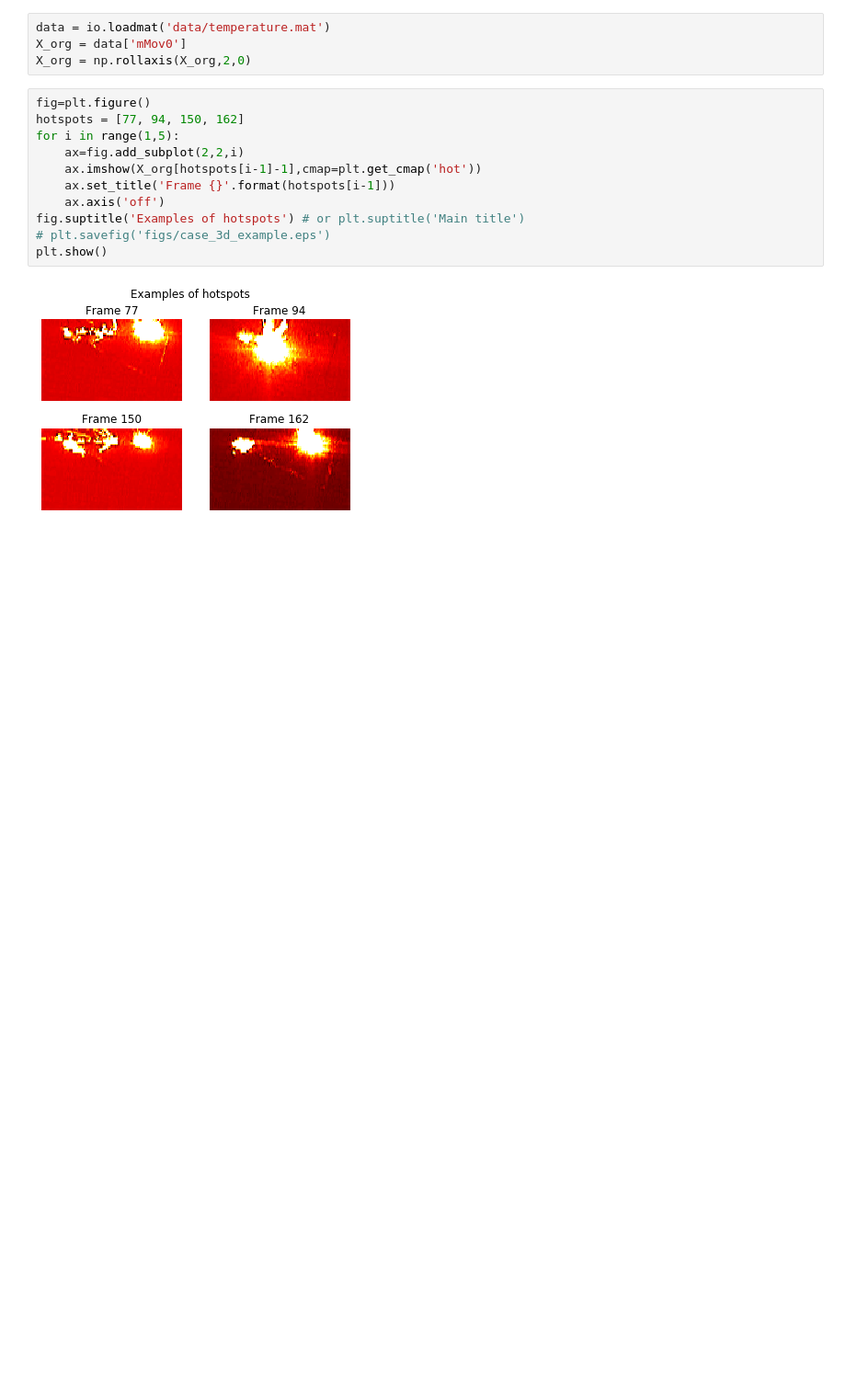
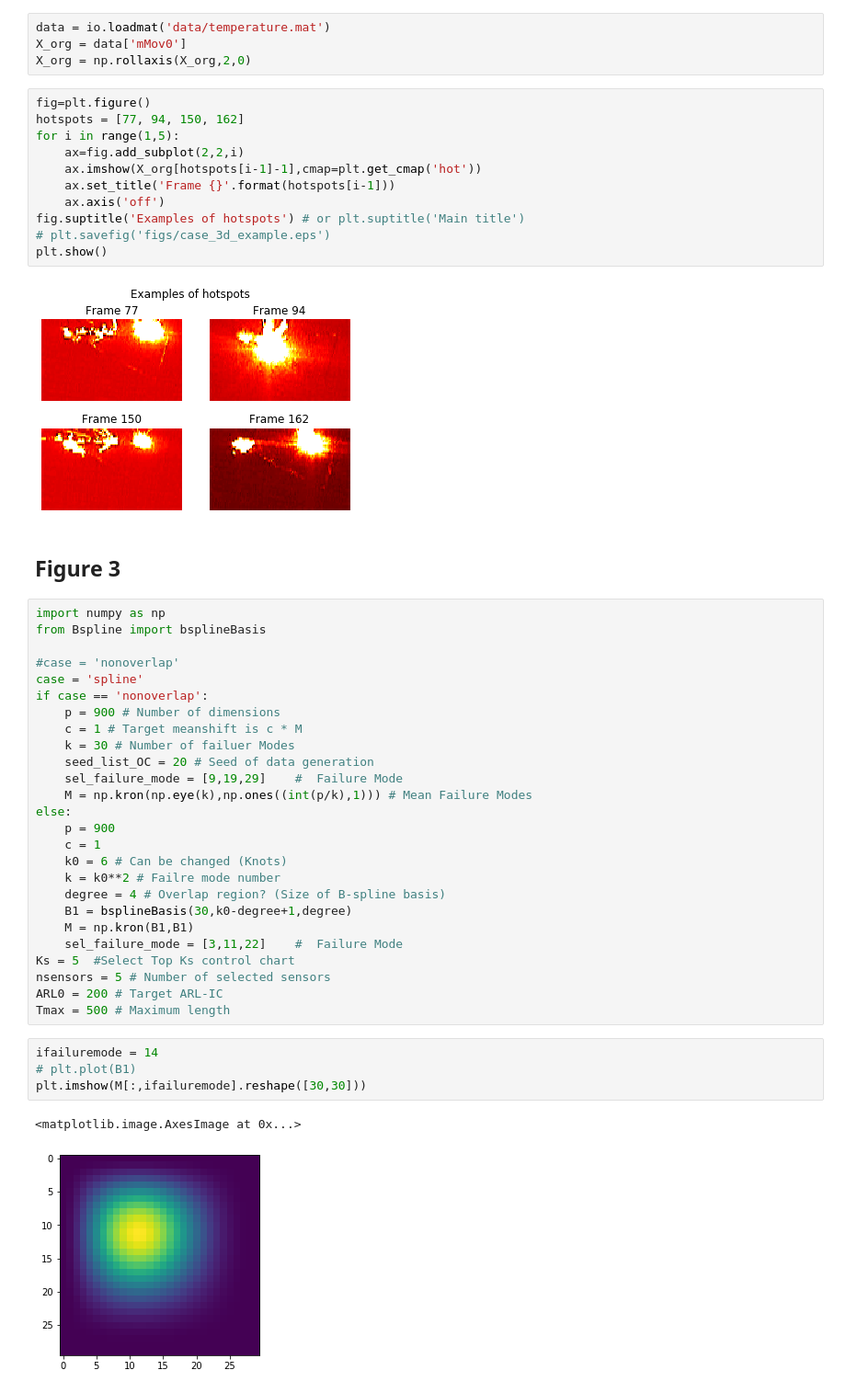
Before and after one commit to hyan46/ExtendedTSSRP, a Jupyter notebook: plot_summary.ipynb, the cells around one changed output. Shown: that part at 92% size. Drawn from its saved outputs; the diff is of its cells as text; blank space fills up the shorter version.

```diff
--- a/plot_summary.ipynb
+++ b/plot_summary.ipynb
@@ -39,3 +53,38 @@ fig.suptitle('Examples of hotspots') # or plt.suptitle('Main title')
 plt.show()
 # %% [output]
 [figure]
+# %% [markdown]
+## Figure 3
+# %%
+import numpy as np
+from Bspline import bsplineBasis
+
+#case = 'nonoverlap'
+case = 'spline'
+if case == 'nonoverlap':
+    p = 900 # Number of dimensions
+    c = 1 # Target meanshift is c * M
+    k = 30 # Number of failuer Modes
+    seed_list_OC = 20 # Seed of data generation
+    sel_failure_mode = [9,19,29]    #  Failure Mode
+    M = np.kron(np.eye(k),np.ones((int(p/k),1))) # Mean Failure Modes
+else:
+    p = 900
+    c = 1
+    k0 = 6 # Can be changed (Knots)
+    k = k0**2 # Failre mode number
+    degree = 4 # Overlap region? (Size of B-spline basis)
+    B1 = bsplineBasis(30,k0-degree+1,degree)
+    M = np.kron(B1,B1)
+    sel_failure_mode = [3,11,22]    #  Failure Mode
+Ks = 5  #Select Top Ks control chart
+nsensors = 5 # Number of selected sensors
+ARL0 = 200 # Target ARL-IC
+Tmax = 500 # Maximum length
+# %%
+ifailuremode = 14
+# plt.plot(B1)
+plt.imshow(M[:,ifailuremode].reshape([30,30]))
+# %% [output]
+<matplotlib.image.AxesImage at 0x...>
+[figure, added]
```
Also changed, not shown: parts of 31 cells of this notebook, 3 other files.
